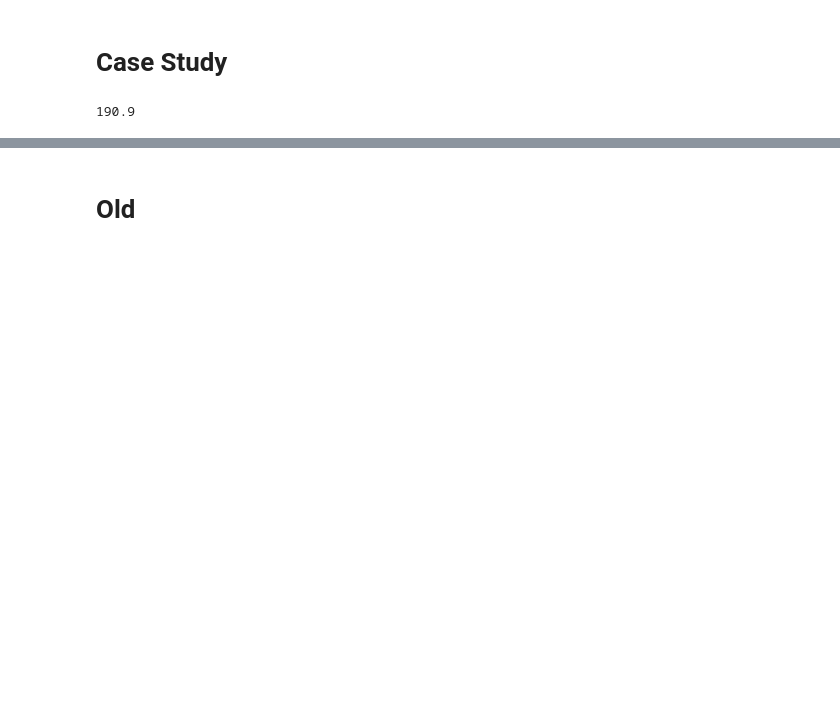
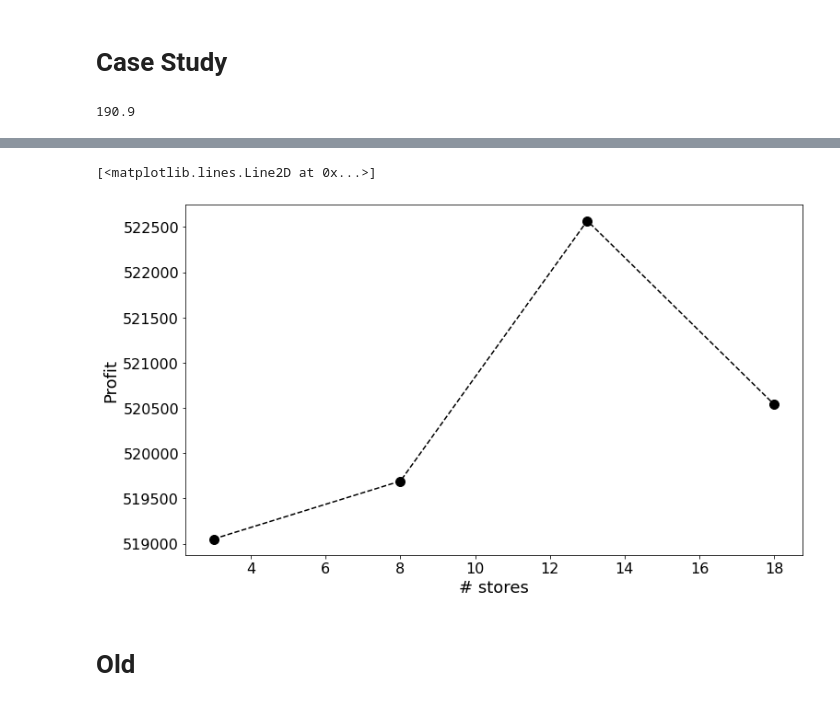
Before and after one commit to riabova/bilevel_pricing, a Jupyter notebook: code/python/plots.ipynb, the cells around one changed output, grey strips where cells are left out. Saved outputs shown, nothing was run; the diff lists cells and outputs as text; code cells hidden in the pictures; blank space fills up the shorter version.

```diff
--- a/code/python/plots.ipynb
+++ b/code/python/plots.ipynb
@@ -30,3 +45,15 @@ np.mean(r2 - r3)
+# %%
+fig, ax = plt.subplots(figsize=(12, 7))
+#plt.xlim([0, 20])
+#plt.ylim([0, 3700])
+ax.set_xlabel("# stores", fontsize=18)
+ax.set_ylabel("Profit", fontsize=18)
+plt.xticks(fontsize=16)
+plt.yticks(fontsize=16)
+plt.plot([3, 8, 13, 18], profits, linestyle="--", marker="o", color="black", markersize=10)
+# %% [output]
+[<matplotlib.lines.Line2D at 0x...>]
+[figure, added]
 # %% [markdown]
 # Old
 # %%
```
Also changed, not shown: parts of 4 cells of this notebook, 13 other files.
